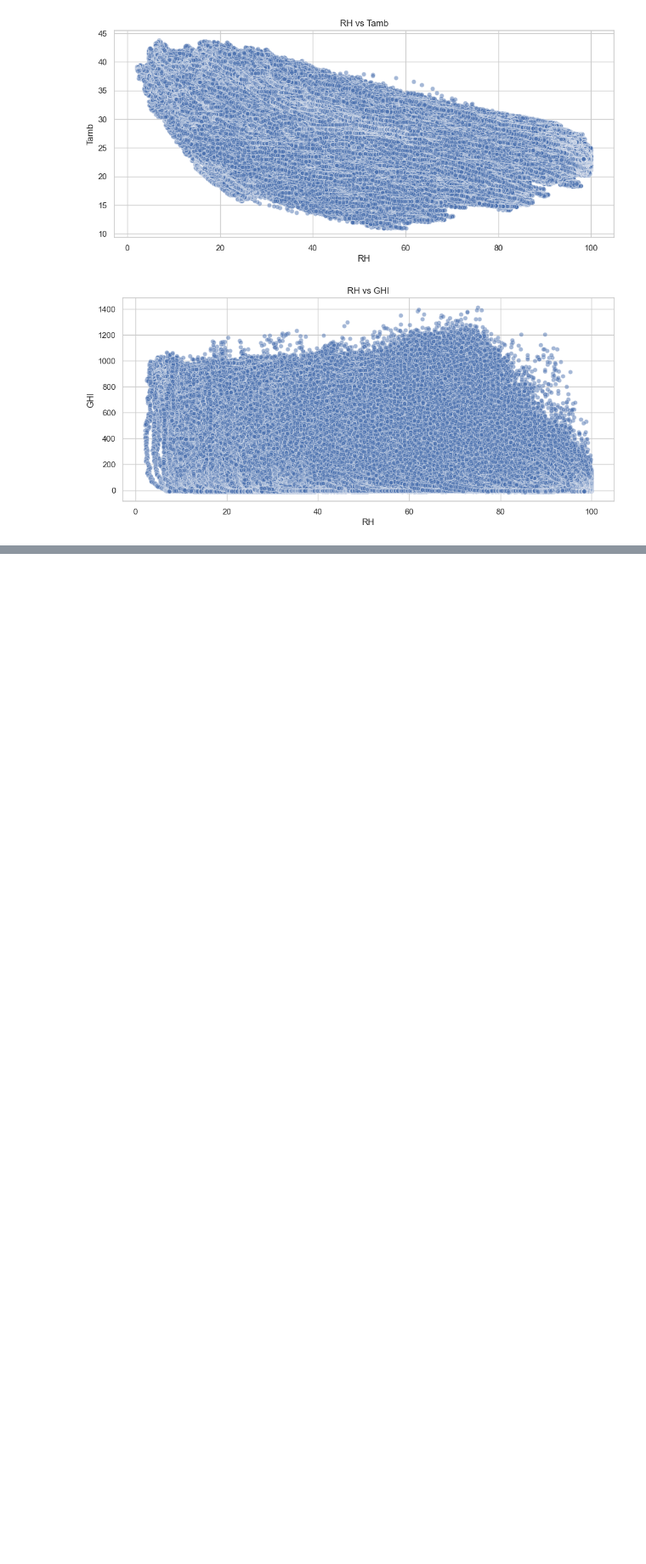
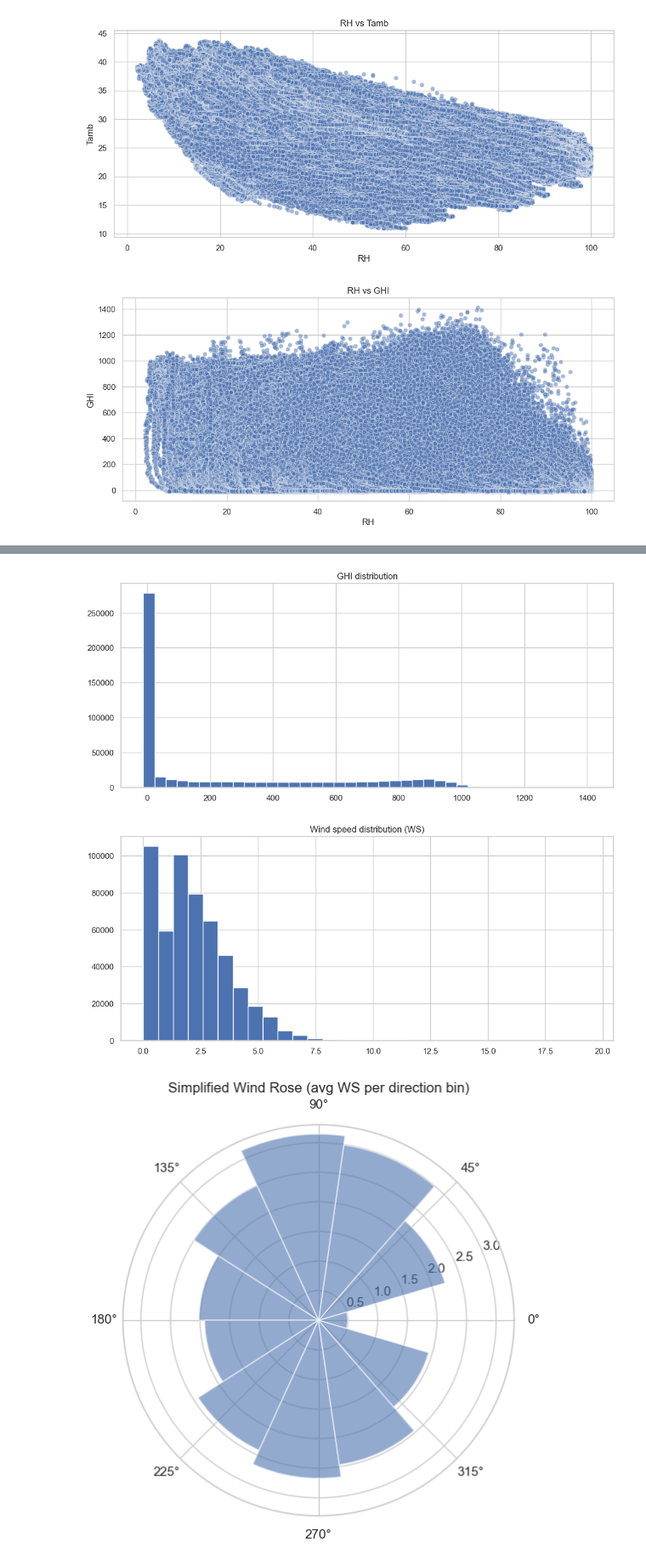
Before and after one commit to Ruhama-Beshada/solar-challenge-week0, a Jupyter notebook: notebook/benin_eda.ipynb, the cells around one changed output, grey strips where cells are left out. Shown at 85% size. Saved outputs shown, nothing was run; the diff lists cells and outputs as text; code cells hidden in the pictures; blank space fills up the shorter version.

Commit message:
EDA: Wind distribution and histograms

```diff
--- a/notebook/benin_eda.ipynb
+++ b/notebook/benin_eda.ipynb
@@ -326,0 +330,29 @@ if 'RH' in df_clean.columns:
+# %%
+if 'GHI' in df_clean.columns:
+    df_clean['GHI'].hist(bins=40)
+    plt.title("GHI distribution")
+    plt.show()
+
+if 'WS' in df_clean.columns:
+    df_clean['WS'].hist(bins=30)
+    plt.title("Wind speed distribution (WS)")
+    plt.show()
+
+# Simplified wind rose
+if 'WD' in df_clean.columns and 'WS' in df_clean.columns:
+    df_wind = df_clean[['WD','WS']].dropna()
+    bins = np.arange(0,360,30)
+    df_wind['dir_bin'] = pd.cut(df_wind['WD'] % 360, bins=bins, include_lowest=True)
+    rose = df_wind.groupby('dir_bin')['WS'].mean().fillna(0)
+    angles = np.linspace(0, 2*np.pi, len(rose), endpoint=False)
+    fig = plt.figure(figsize=(6,6))
+    ax = fig.add_subplot(111, polar=True)
+    ax.bar(angles, rose.values, width=2*np.pi/len(rose), bottom=0, alpha=0.6)
+    ax.set_title("Simplified Wind Rose (avg WS per direction bin)")
+    plt.show()
+else:
+    print("WD or WS missing — skipping wind-rose.")
+# %% [output]
+[figure, added]
+[figure, added]
+[figure, added]
```
Also changed, not shown: parts of 1 cell of this notebook.
